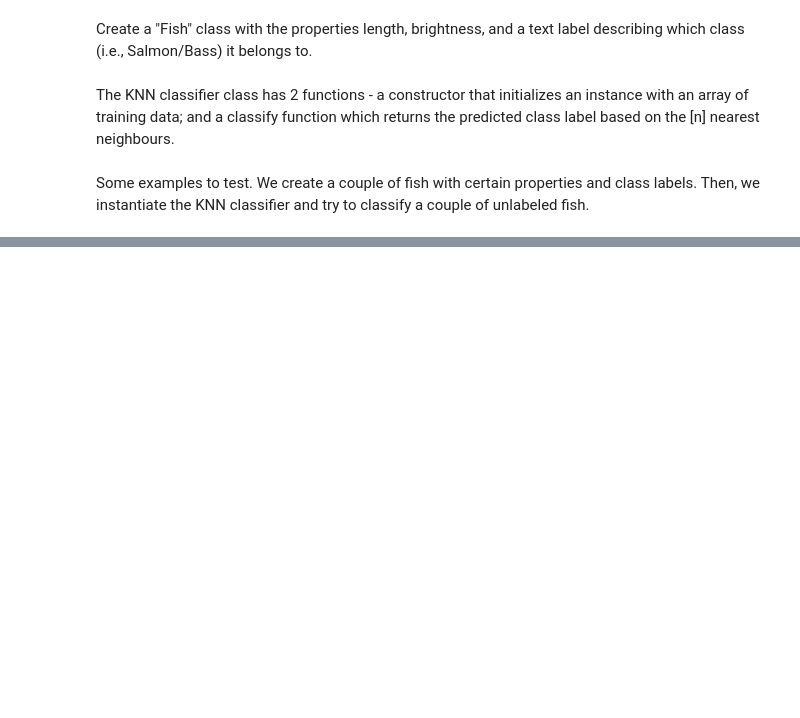
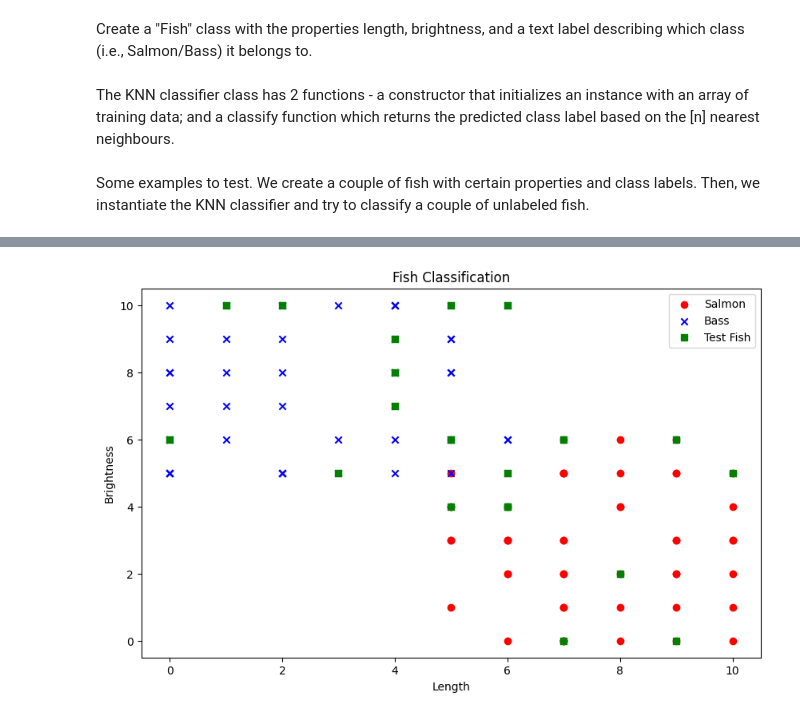
Before and after one commit to leonhardrobin/fh-ai-24, a Jupyter notebook: AI_WS2425_Exercise_1.ipynb, the cells around one changed output, grey strips where cells are left out. Cells and saved outputs as stored; diff of their text form; code cells hidden in the pictures; blank space fills up the shorter version.

```diff
--- a/AI_WS2425_Exercise_1.ipynb
+++ b/AI_WS2425_Exercise_1.ipynb
@@ -99,0 +100,33 @@ Salmon
+# %%
+# prompt: plot the data
+
+import matplotlib.pyplot as plt
+
+# Assuming 'pond' and 'testSet' are defined as in the previous code
+
+# Prepare data for plotting
+salmon_lengths = [fish.length for fish in pond if fish.label == "Salmon"]
+salmon_brightnesses = [fish.brightness for fish in pond if fish.label == "Salmon"]
+bass_lengths = [fish.length for fish in pond if fish.label == "Bass"]
+bass_brightnesses = [fish.brightness for fish in pond if fish.label == "Bass"]
+
+test_lengths = [fish.length for fish in testSet]
+test_brightnesses = [fish.brightness for fish in testSet]
+test_labels = [fish.label for fish in testSet]
+
+# Create the plot
+plt.figure(figsize=(10, 6))
+plt.scatter(salmon_lengths, salmon_brightnesses, label="Salmon", color="red", marker='o')
+plt.scatter(bass_lengths, bass_brightnesses, label="Bass", color="blue", marker='x')
+plt.scatter(test_lengths, test_brightnesses, label="Test Fish", color="green", marker='s')
+
+# Add labels and title
+plt.xlabel("Length")
+plt.ylabel("Brightness")
+plt.title("Fish Classification")
+plt.legend()
+
+# Show the plot
+plt.show()
+# %% [output]
+[figure, added]
```
Also changed, not shown: parts of 1 cell of this notebook.
